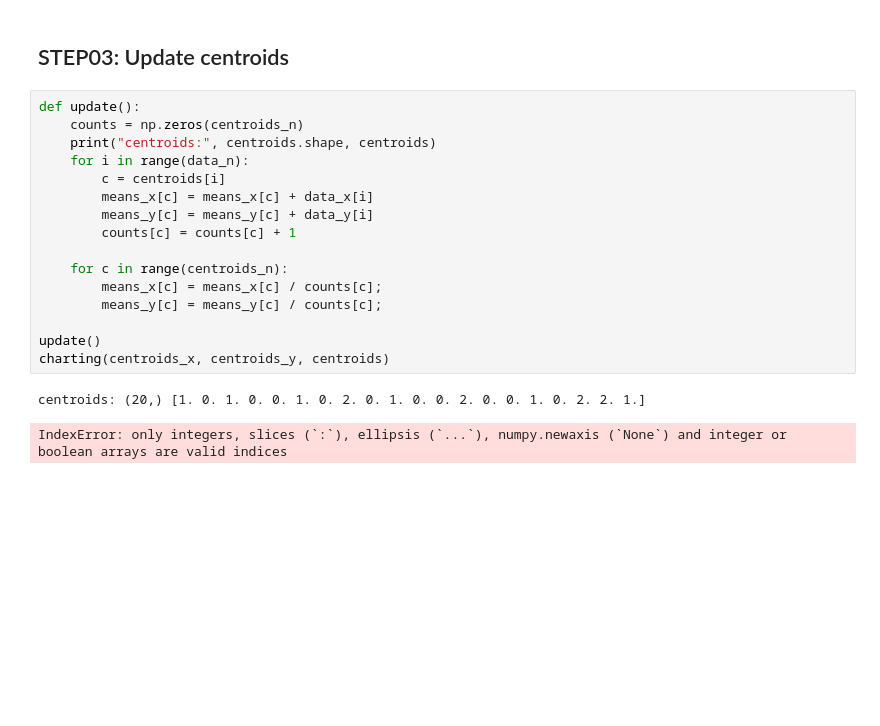
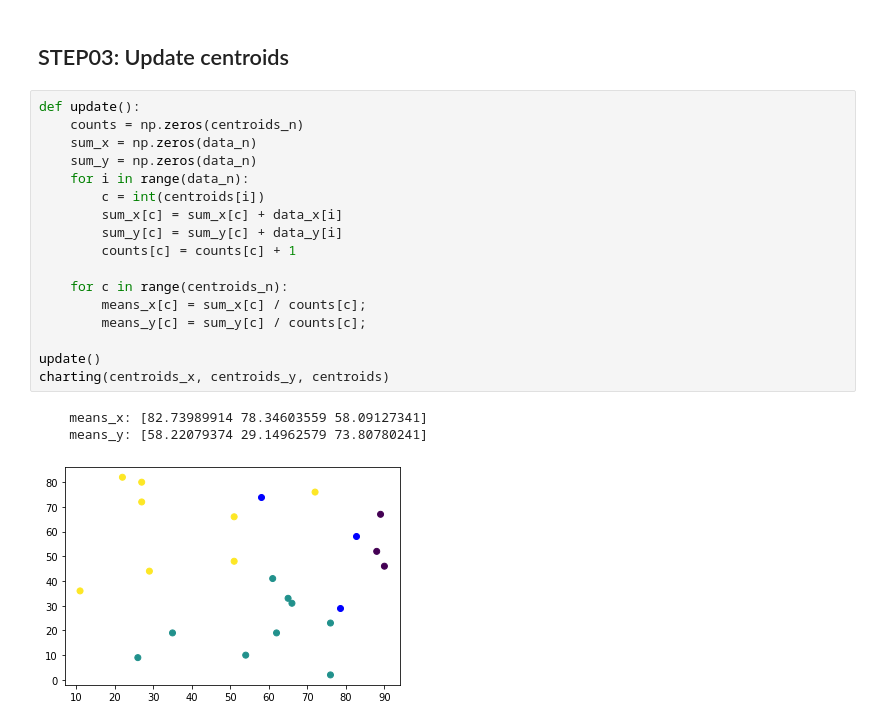
Before and after one commit to zzerross/algorithm, a Jupyter notebook: clustering/kmeans/python/KMeans.ipynb, the cells around one changed output. Drawn from its saved outputs; the diff is of its cells as text; blank space fills up the shorter version.

Commit message:
kmeans clustering with python implements error function

```diff
--- a/clustering/kmeans/python/KMeans.ipynb
+++ b/clustering/kmeans/python/KMeans.ipynb
@@ -106,22 +111,24 @@ charting(centroids_x, centroids_y, centroids)
 # %%
 def update():
     counts = np.zeros(centroids_n)
-    print("centroids:", centroids.shape, centroids)
+    sum_x = np.zeros(data_n)
+    sum_y = np.zeros(data_n)
     for i in range(data_n):
-        c = centroids[i]
-        means_x[c] = means_x[c] + data_x[i]
-        means_y[c] = means_y[c] + data_y[i]
+        c = int(centroids[i])
+        sum_x[c] = sum_x[c] + data_x[i]
+        sum_y[c] = sum_y[c] + data_y[i]
         counts[c] = counts[c] + 1
 
     for c in range(centroids_n):
-        means_x[c] = means_x[c] / counts[c];
-        means_y[c] = means_y[c] / counts[c];
+        means_x[c] = sum_x[c] / counts[c];
+        means_y[c] = sum_y[c] / counts[c];
 
 update()
 charting(centroids_x, centroids_y, centroids)
 # %% [output]
-centroids: (20,) [1. 0. 1. 0. 0. 1. 0. 2. 0. 1. 0. 0. 2. 0. 0. 1. 0. 2. 2. 1.]
+    means_x: [82.73989914 78.34603559 58.09127341]
+    means_y: [58.22079374 29.14962579 73.80780241]
-IndexError: only integers, slices (`:`), ellipsis (`...`), numpy.newaxis (`None`) and integer or boolean arrays are valid indices
+[figure, added]
 # %%
 def cluster(repeat):
     count = 0
```
Also changed, not shown: parts of 13 cells of this notebook, 2 other files.
